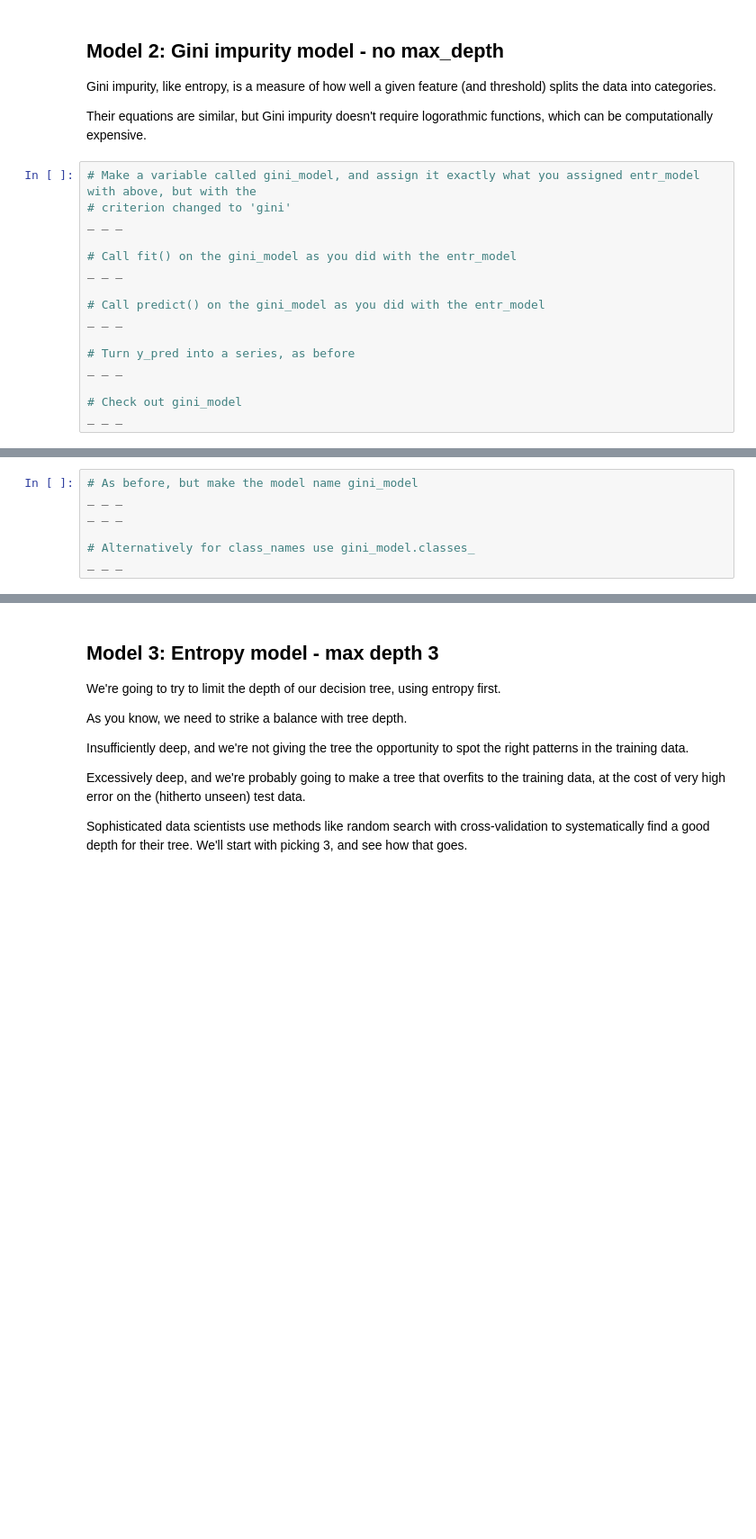
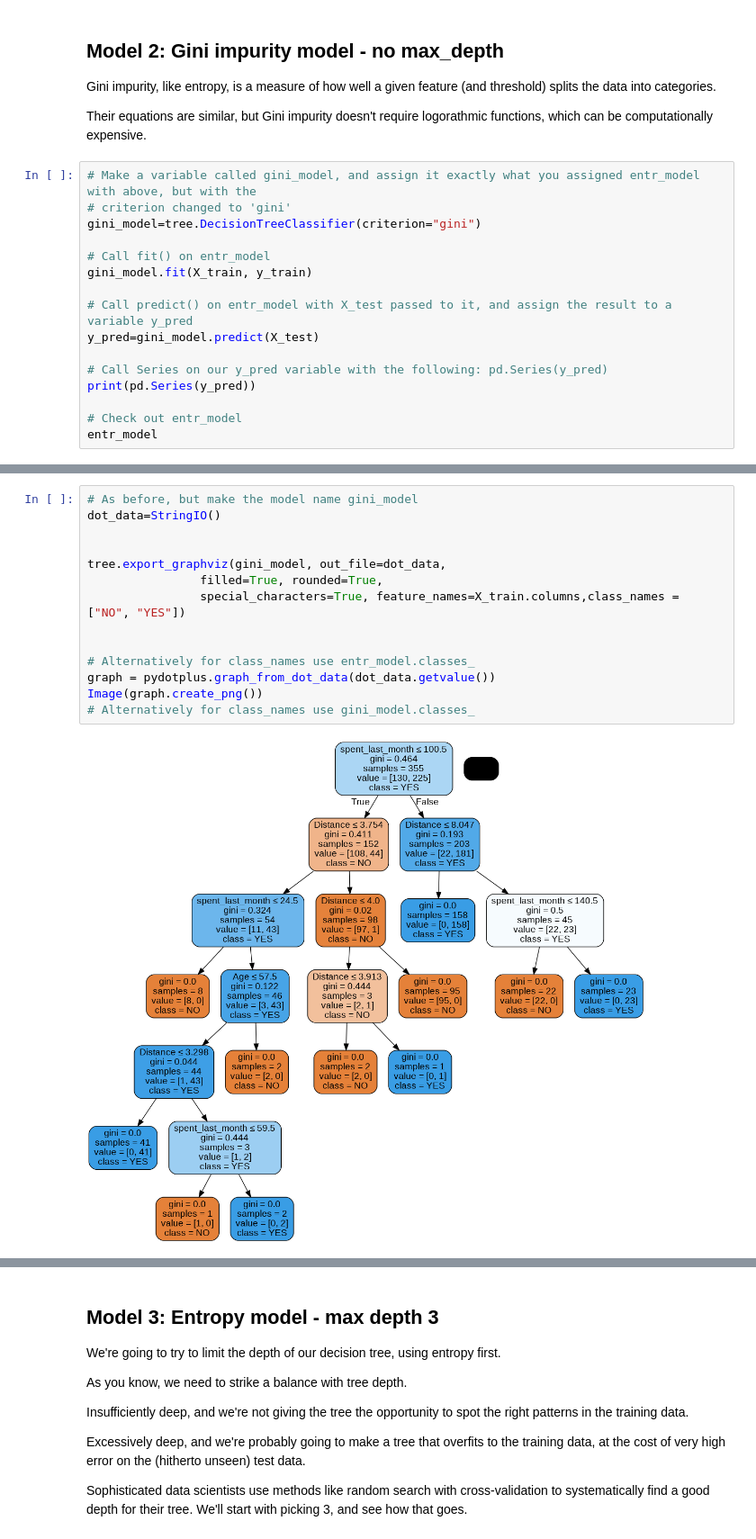
Before and after one commit to ronsperber/decision-tree, a Jupyter notebook: Springboard_Decision_Tree_Specialty_Coffee_Case_Study_Tier_3.ipynb, the cells around one changed output, grey strips where cells are left out. Shown: that part at 90% size. Saved outputs shown, nothing was run; the diff lists cells and outputs as text; blank space fills up the shorter version.

```diff
--- a/Springboard_Decision_Tree_Specialty_Coffee_Case_Study_Tier_3.ipynb
+++ b/Springboard_Decision_Tree_Specialty_Coffee_Case_Study_Tier_3.ipynb
@@ -411,16 +419,16 @@ Their equations are similar, but Gini impurity doesn't require logorathmic funct
 # %%
 # Make a variable called gini_model, and assign it exactly what you assigned entr_model with above, but with the
 # criterion changed to 'gini'
-_ _ _
+gini_model=tree.DecisionTreeClassifier(criterion="gini")
 
-# Call fit() on the gini_model as you did with the entr_model
-_ _ _
+# Call fit() on entr_model
+gini_model.fit(X_train, y_train)
 
-# Call predict() on the gini_model as you did with the entr_model
-_ _ _
+# Call predict() on entr_model with X_test passed to it, and assign the result to a variable y_pred
+y_pred=gini_model.predict(X_test)
 
-# Turn y_pred into a series, as before
-_ _ _
+# Call Series on our y_pred variable with the following: pd.Series(y_pred)
+print(pd.Series(y_pred))
 
-# Check out gini_model
-_ _ _
+# Check out entr_model
+entr_model
@@ -427,10 +449,19 @@ _ _ _
-# %%
-# As before, but make the model name gini_model
-_ _ _
-_ _ _
-
-# Alternatively for class_names use gini_model.classes_
-_ _ _
+# %%
+# As before, but make the model name gini_model
+dot_data=StringIO()
+
+
+tree.export_graphviz(gini_model, out_file=dot_data,
+                filled=True, rounded=True,
+                special_characters=True, feature_names=X_train.columns,class_names = ["NO", "YES"])
+
+
+# Alternatively for class_names use entr_model.classes_
+graph = pydotplus.graph_from_dot_data(dot_data.getvalue())
+Image(graph.create_png())
+# Alternatively for class_names use gini_model.classes_
+# %% [output]
+[figure, added]
 # %%
 # Run this block for model evaluation
 print("Model Gini impurity model")
```
Also changed, not shown: parts of 27 cells of this notebook.
